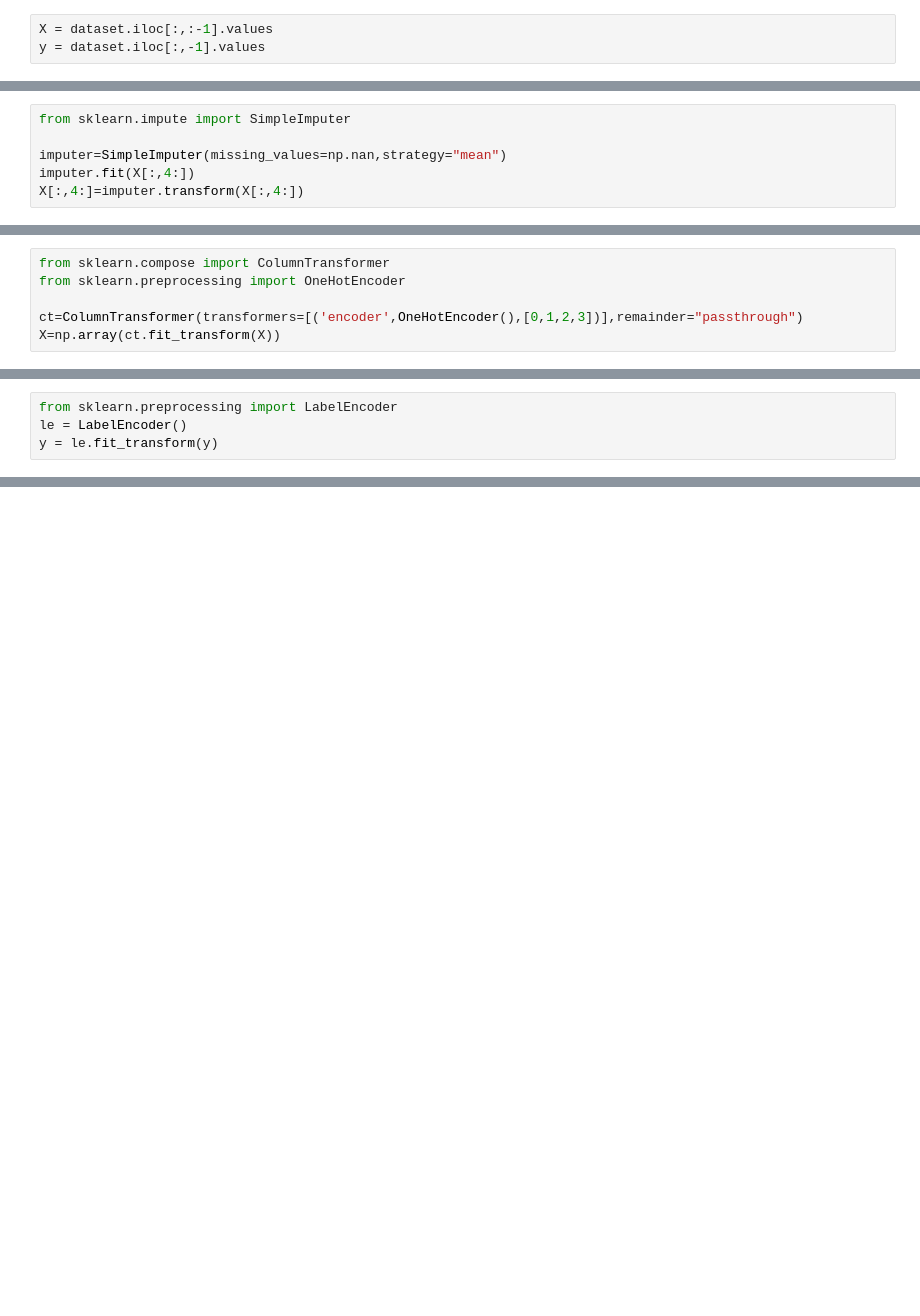
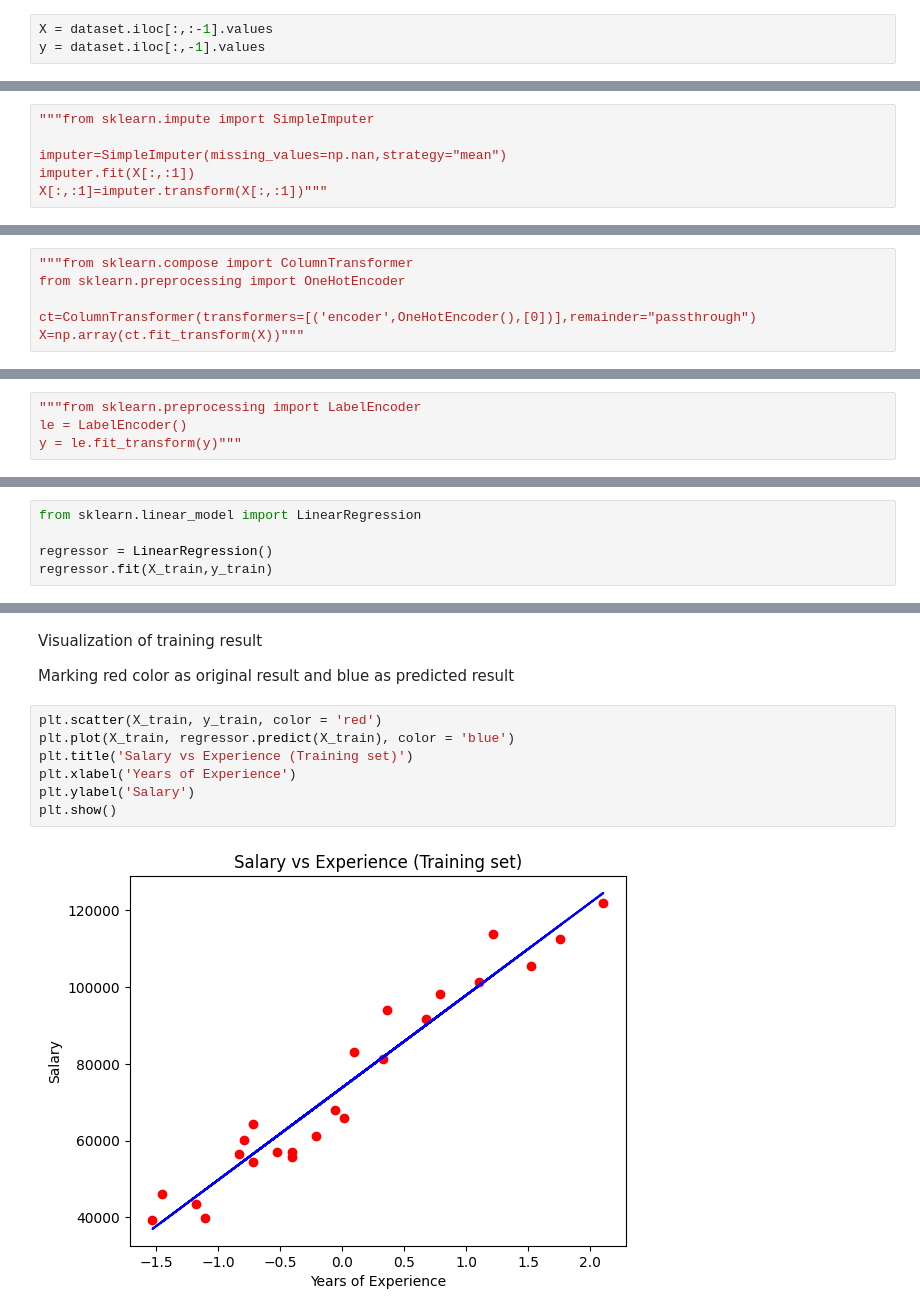
Before and after one commit to Sdk-Kiran-19/Linear_regression, a Jupyter notebook: linear.ipynb, the cells around one changed output, grey strips where cells are left out. Saved outputs shown, nothing was run; the diff lists cells and outputs as text; blank space fills up the shorter version.

```diff
--- a/linear.ipynb
+++ b/linear.ipynb
@@ -52,6 +18,6 @@ SimpleImputer is a module that handles missing datas focused on numbering values
 # %%
-from sklearn.impute import SimpleImputer
+"""from sklearn.impute import SimpleImputer
 
 imputer=SimpleImputer(missing_values=np.nan,strategy="mean")
-imputer.fit(X[:,4:])
-X[:,4:]=imputer.transform(X[:,4:])
+imputer.fit(X[:,:1])
+X[:,:1]=imputer.transform(X[:,:1])"""
@@ -81,6 +26,6 @@ The OneHotEncoder is to mention the type of encode
 # %%
-from sklearn.compose import ColumnTransformer
+"""from sklearn.compose import ColumnTransformer
 from sklearn.preprocessing import OneHotEncoder
 
-ct=ColumnTransformer(transformers=[('encoder',OneHotEncoder(),[0,1,2,3])],remainder="passthrough")
-X=np.array(ct.fit_transform(X))
+ct=ColumnTransformer(transformers=[('encoder',OneHotEncoder(),[0])],remainder="passthrough")
+X=np.array(ct.fit_transform(X))"""
@@ -89,4 +34,4 @@ LabelEncoder it is a module from sklearn.preprocessing where you can do your tar
 # %%
-from sklearn.preprocessing import LabelEncoder
+"""from sklearn.preprocessing import LabelEncoder
 le = LabelEncoder()
-y = le.fit_transform(y)
+y = le.fit_transform(y)"""
@@ -150,0 +57,5 @@ print(X_test)
+# %%
+from sklearn.linear_model import LinearRegression
+
+regressor = LinearRegression()
+regressor.fit(X_train,y_train)
@@ -150,0 +68,13 @@ print(X_test)
+# %% [markdown]
+Visualization of training result
+
+Marking red color as original result and blue as predicted result
+# %%
+plt.scatter(X_train, y_train, color = 'red')
+plt.plot(X_train, regressor.predict(X_train), color = 'blue')
+plt.title('Salary vs Experience (Training set)')
+plt.xlabel('Years of Experience')
+plt.ylabel('Salary')
+plt.show()
+# %% [output]
+[figure, added]
```
Also changed, not shown: parts of 32 cells of this notebook, 1 other file.
